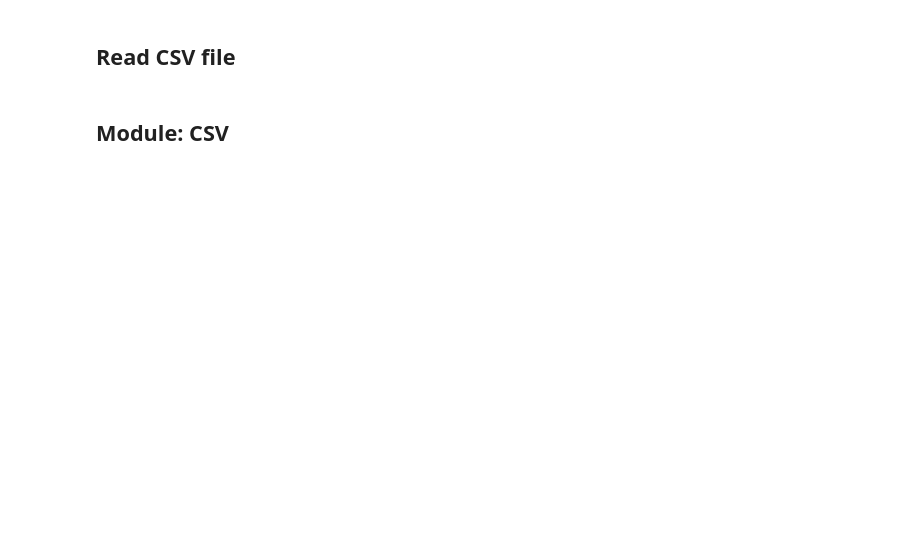
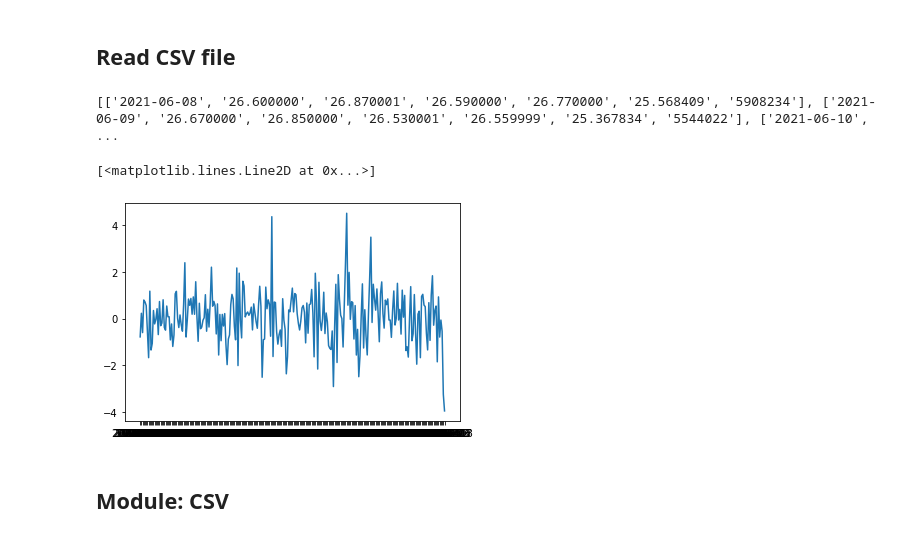
Before and after one commit to TarieGumbo/BP_Public-, a Jupyter notebook: stocks_daily_return.ipynb, the cells around one changed output. Cells and saved outputs as stored; diff of their text form; code cells hidden in the pictures; blank space fills up the shorter version.

```diff
--- a/stocks_daily_return.ipynb
+++ b/stocks_daily_return.ipynb
@@ -20,4 +26,41 @@ We will look at three different methods in Python to process the file:
 # %% [markdown]
 ## Read CSV file
+# %%
+#Calculate the return, use 'Adj Close', or column 6 (index 5)
+ADJ_CLOSE = 5 #Constant used for readability
+DATE = 0 #Date is in Column 1, index 0
+
+daily_return_percentage = [] # list to store calculations
+dates = [] #will parallel the daily_return_percentage
+
+#get the data
+with open ('stocks.csv', 'r') as f :
+    fields = f.readline().split(',')
+    data = f.read()
+
+#transverse over each row
+stocks = [] #could use  dictionary, with date as key
+for row in data.split("\n"):
+  fields = row.split(',')
+  stocks.append(fields)
+
+print(stocks)
+
+#process each row
+yesterdays_price = float(stocks[0][ADJ_CLOSE])
+for day in stocks[1:]: #starting from second element!
+  todays_price = float(day[ADJ_CLOSE])
+  daily_return = ((todays_price- yesterdays_price)/ yesterdays_price) * 100
+  daily_return_percentage.append(daily_return)
+  dates.append(day[DATE])
+  yesterdays_price = todays_price #about to move to next day, current becomes present
+
+#plot the results
+from matplotlib import pyplot as plt
+plt.plot(dates, daily_return_percentage)
+# %% [output]
+[['2021-06-08', '26.600000', '26.870001', '26.590000', '26.770000', '25.568409', '5908234'], ['2021-06-09', '26.670000', '26.850000', '26.530001', '26.559999', '25.367834', '5544022'], ['2021-06-10',  ...
+[<matplotlib.lines.Line2D at 0x...>]
+[figure, added]
 # %% [markdown]
 ## Module: CSV
```
Also changed, not shown: parts of 3 cells of this notebook.
